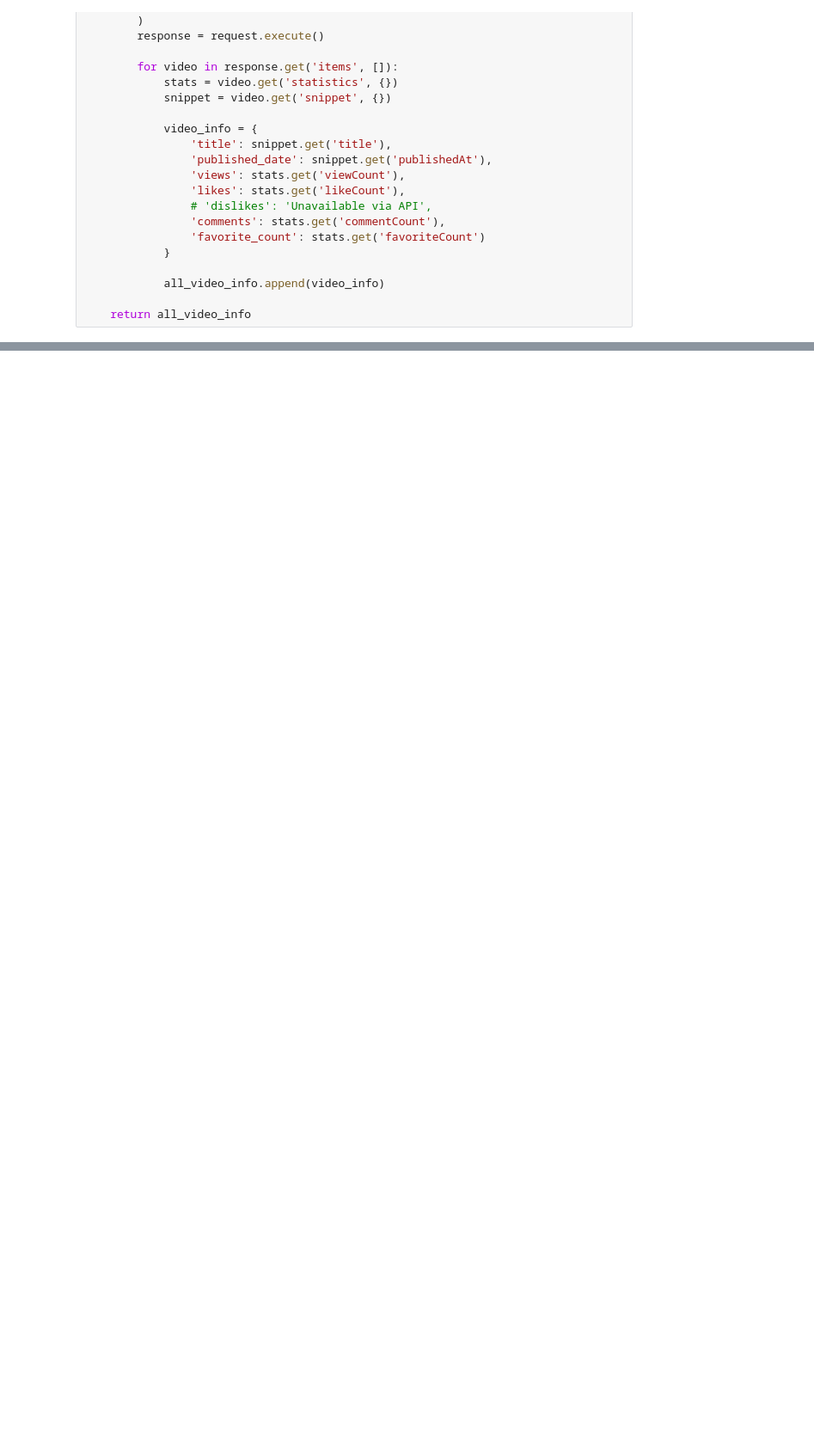
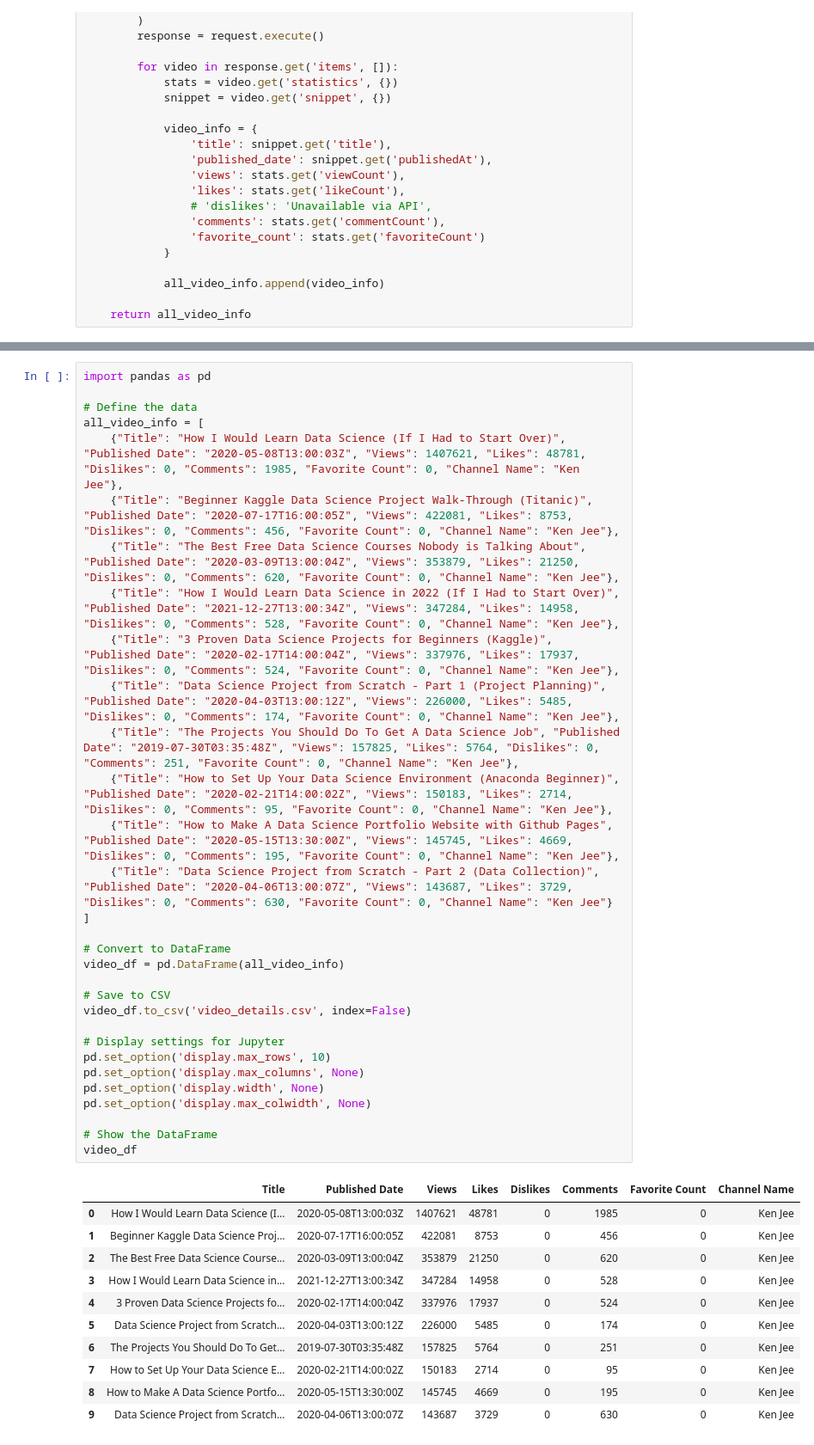
Before and after one commit to gee12345678/data-science-analysis.github.io, a Jupyter notebook: getting_started_tutorials/cudf_pandas_colab_demo.ipynb, the cells around one changed output, grey strips where cells are left out. Shown at 86% size. Saved outputs shown, nothing was run; the diff lists cells and outputs as text; blank space fills up the shorter version.

```diff
--- a/getting_started_tutorials/cudf_pandas_colab_demo.ipynb
+++ b/getting_started_tutorials/cudf_pandas_colab_demo.ipynb
@@ -306,3 +302,46 @@ NameError: name 'all_video_info' is not defined
+# %%
+import pandas as pd
+
+# Define the data
+all_video_info = [
+    {"Title": "How I Would Learn Data Science (If I Had to Start Over)", "Published Date": "2020-05-08T13:00:03Z", "Views": 1407621, "Likes": 48781, "Dislikes": 0, "Comments": 1985, "Favorite Count": 0, "Channel Name": "Ken Jee"},
+    {"Title": "Beginner Kaggle Data Science Project Walk-Through (Titanic)", "Published Date": "2020-07-17T16:00:05Z", "Views": 422081, "Likes": 8753, "Dislikes": 0, "Comments": 456, "Favorite Count": 0, "Channel Name": "Ken Jee"},
+    {"Title": "The Best Free Data Science Courses Nobody is Talking About", "Published Date": "2020-03-09T13:00:04Z", "Views": 353879, "Likes": 21250, "Dislikes": 0, "Comments": 620, "Favorite Count": 0, "Channel Name": "Ken Jee"},
+    {"Title": "How I Would Learn Data Science in 2022 (If I Had to Start Over)", "Published Date": "2021-12-27T13:00:34Z", "Views": 347284, "Likes": 14958, "Dislikes": 0, "Comments": 528, "Favorite Count": 0, "Channel Name": "Ken Jee"},
+    {"Title": "3 Proven Data Science Projects for Beginners (Kaggle)", "Published Date": "2020-02-17T14:00:04Z", "Views": 337976, "Likes": 17937, "Dislikes": 0, "Comments": 524, "Favorite Count": 0, "Channel Name": "Ken Jee"},
+    {"Title": "Data Science Project from Scratch - Part 1 (Project Planning)", "Published Date": "2020-04-03T13:00:12Z", "Views": 226000, "Likes": 5485, "Dislikes": 0, "Comments": 174, "Favorite Count": 0, "Channel Name": "Ken Jee"},
+    {"Title": "The Projects You Should Do To Get A Data Science Job", "Published Date": "2019-07-30T03:35:48Z", "Views": 157825, "Likes": 5764, "Dislikes": 0, "Comments": 251, "Favorite Count": 0, "Channel Name": "Ken Jee"},
+    {"Title": "How to Set Up Your Data Science Environment (Anaconda Beginner)", "Published Date": "2020-02-21T14:00:02Z", "Views": 150183, "Likes": 2714, "Dislikes": 0, "Comments": 95, "Favorite Count": 0, "Channel Name": "Ken Jee"},
+    {"Title": "How to Make A Data Science Portfolio Website with Github Pages", "Published Date": "2020-05-15T13:30:00Z", "Views": 145745, "Likes": 4669, "Dislikes": 0, "Comments": 195, "Favorite Count": 0, "Channel Name": "Ken Jee"},
+    {"Title": "Data Science Project from Scratch - Part 2 (Data Collection)", "Published Date": "2020-04-06T13:00:07Z", "Views": 143687, "Likes": 3729, "Dislikes": 0, "Comments": 630, "Favorite Count": 0, "Channel Name": "Ken Jee"}
+]
+
+# Convert to DataFrame
+video_df = pd.DataFrame(all_video_info)
+
+# Save to CSV
+video_df.to_csv('video_details.csv', index=False)
+
+# Display settings for Jupyter
+pd.set_option('display.max_rows', 10)
+pd.set_option('display.max_columns', None)
+pd.set_option('display.width', None)
+pd.set_option('display.max_colwidth', None)
+
+# Show the DataFrame
+video_df
+# %% [output]
+|  | Title | Published Date | Views | Likes | Dislikes | Comments | Favorite Count | Channel Name |
+| 0 | How I Would Learn Data Science (I... | 2020-05-08T13:00:03Z | 1407621 | 48781 | 0 | 1985 | 0 | Ken Jee |
+| 1 | Beginner Kaggle Data Science Proj... | 2020-07-17T16:00:05Z | 422081 | 8753 | 0 | 456 | 0 | Ken Jee |
+| 2 | The Best Free Data Science Course... | 2020-03-09T13:00:04Z | 353879 | 21250 | 0 | 620 | 0 | Ken Jee |
+| 3 | How I Would Learn Data Science in... | 2021-12-27T13:00:34Z | 347284 | 14958 | 0 | 528 | 0 | Ken Jee |
+| 4 | 3 Proven Data Science Projects fo... | 2020-02-17T14:00:04Z | 337976 | 17937 | 0 | 524 | 0 | Ken Jee |
+| 5 | Data Science Project from Scratch... | 2020-04-03T13:00:12Z | 226000 | 5485 | 0 | 174 | 0 | Ken Jee |
+| 6 | The Projects You Should Do To Get... | 2019-07-30T03:35:48Z | 157825 | 5764 | 0 | 251 | 0 | Ken Jee |
+| 7 | How to Set Up Your Data Science E... | 2020-02-21T14:00:02Z | 150183 | 2714 | 0 | 95 | 0 | Ken Jee |
+| 8 | How to Make A Data Science Portfo... | 2020-05-15T13:30:00Z | 145745 | 4669 | 0 | 195 | 0 | Ken Jee |
+| 9 | Data Science Project from Scratch... | 2020-04-06T13:00:07Z | 143687 | 3729 | 0 | 630 | 0 | Ken Jee |
 # %%
 import seaborn as sns
 import matplotlib.pyplot as plt
```
Also changed, not shown: parts of 9 cells of this notebook.
